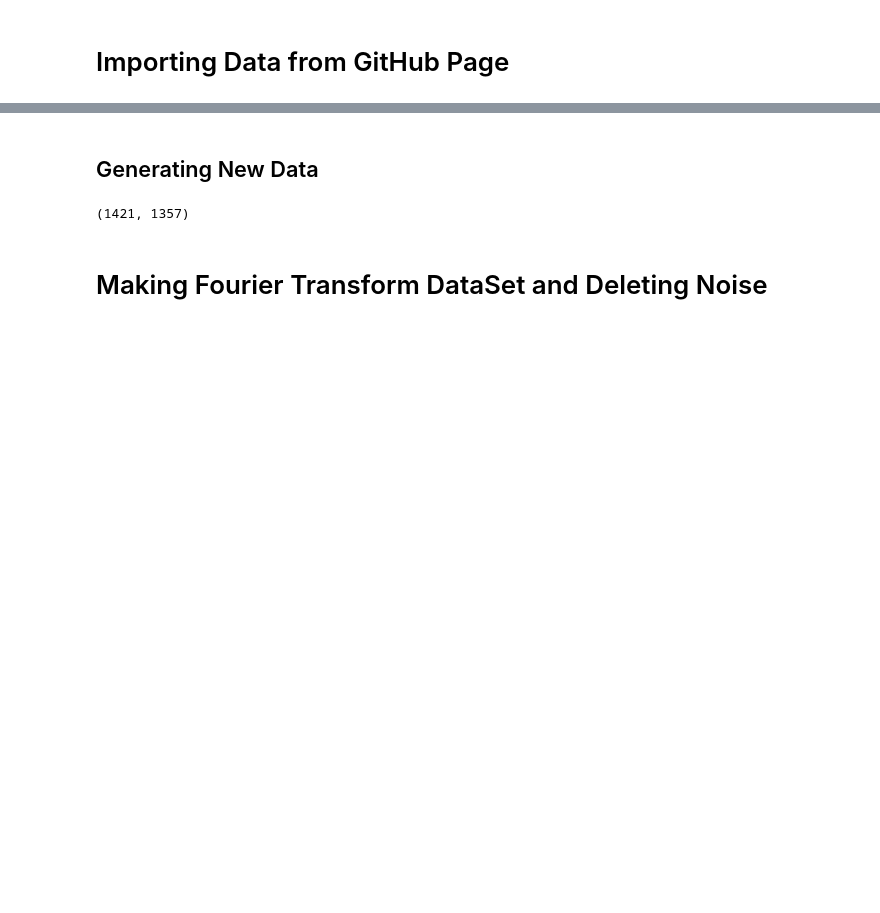
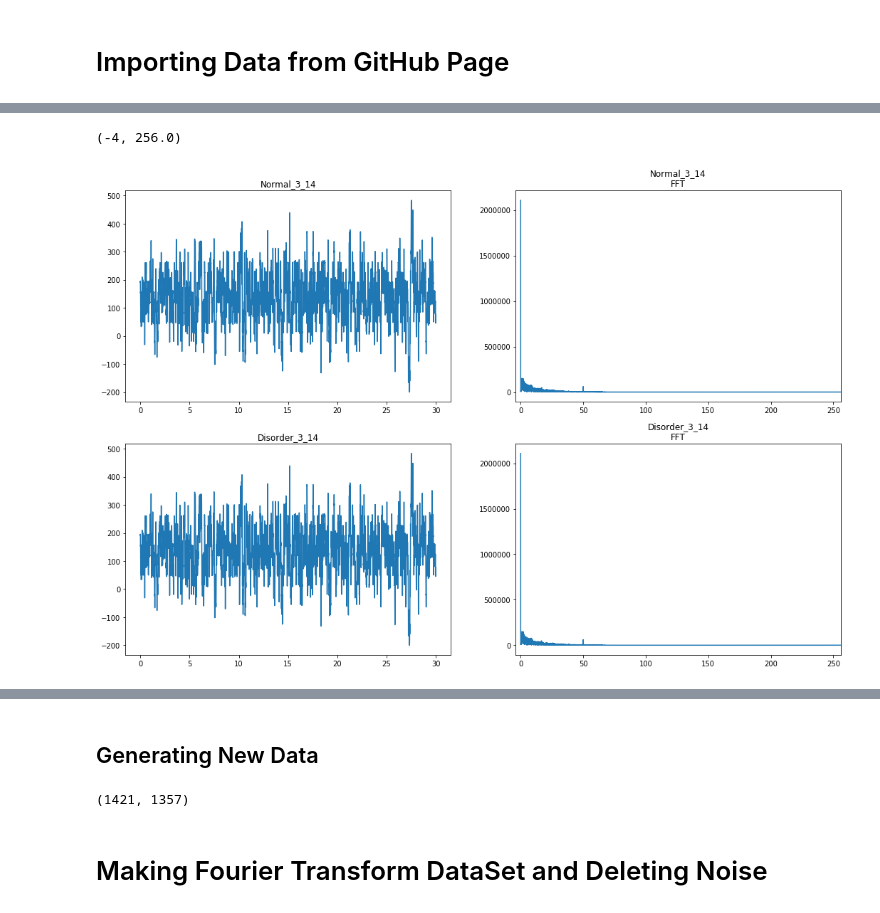
Before and after one commit to alifele/EEG-SelfResearch, a Jupyter notebook: Final_Version.ipynb, the cells around one changed output, grey strips where cells are left out. Cells and saved outputs as stored; diff of their text form; code cells hidden in the pictures; blank space fills up the shorter version.

```diff
--- a/Final_Version.ipynb
+++ b/Final_Version.ipynb
@@ -58,3 +68,20 @@ for person in channels_normal:
 
 data = {"N":channels_normal,
       "D":channels_disorder}
+# %%
+t = np.linspace(0,30,512*30)
+f = np.linspace(0,512,512*30)
+fig = plt.figure( 'Example Plot', figsize=(18,12))
+ax = fig.add_subplot(2,2,1, title = 'Normal_3_14')
+ax.plot(t,data["N"][18][16])
+ax = fig.add_subplot(2,2,2, title = 'Normal_3_14\nFFT')
+ax.plot(f,abs(np.fft.fft(data["N"][18][16])))
+ax.set_xlim([-4,512/2])
+ax = fig.add_subplot(2,2,3, title = 'Disorder_3_14')
+ax.plot(t,data["N"][54][16])
+ax = fig.add_subplot(2,2,4, title = 'Disorder_3_14\nFFT')
+ax.plot(f,abs(np.fft.fft(data['N'][54][16])))
+ax.set_xlim([-4,512/2])
+# %% [output]
+(-4, 256.0)
+[figure, added]
```
Also changed, not shown: parts of 3 cells of this notebook.
